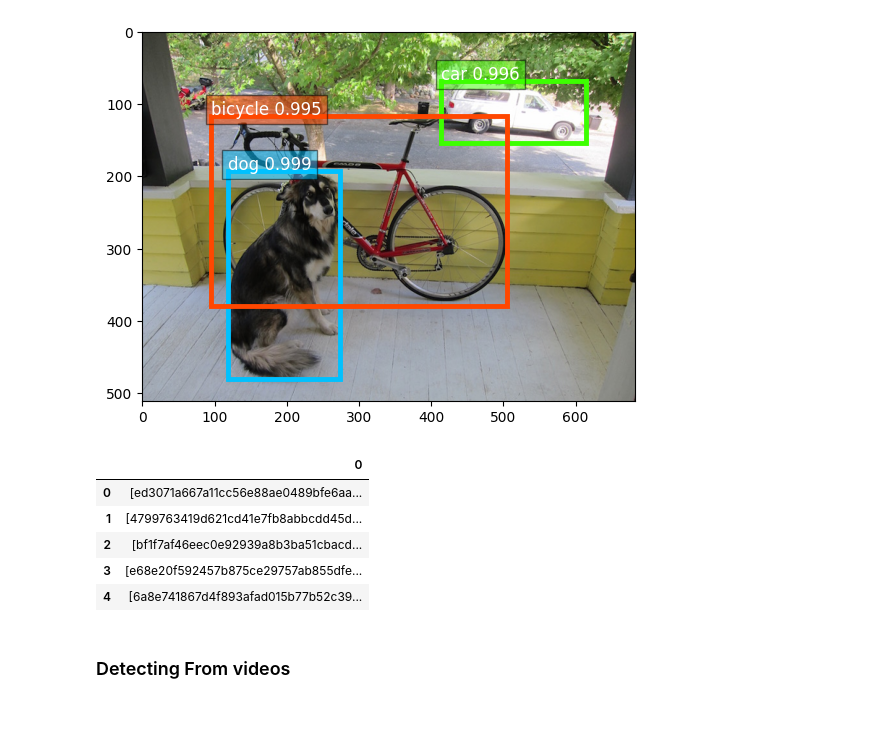
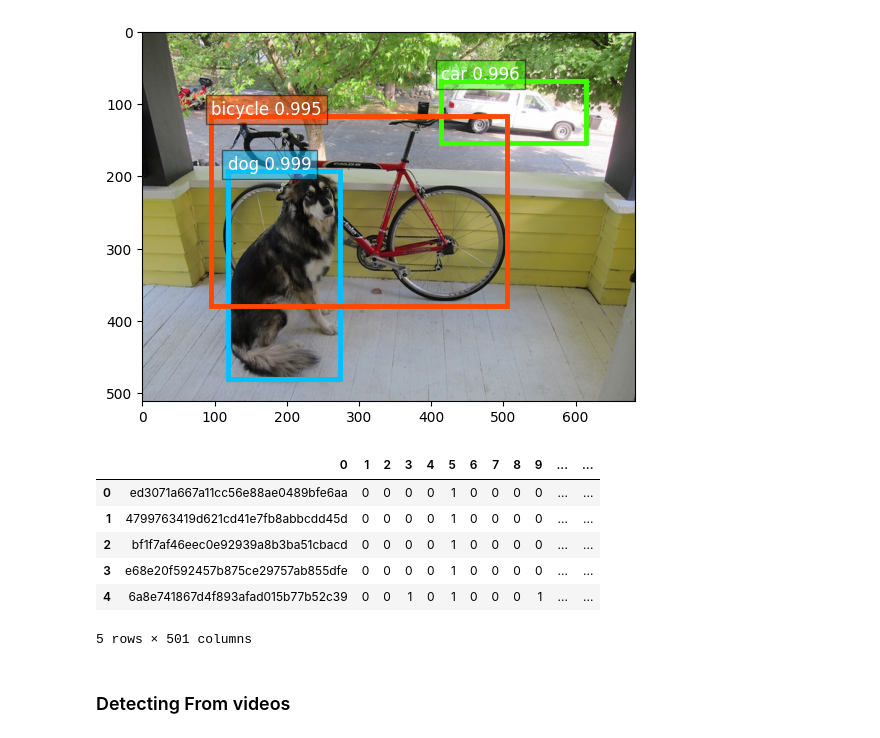
Before and after one commit to benkart-week-11/creative-optimisation-cv, a Jupyter notebook: notebooks/AssetExtractionExtraction.ipynb, the cells around one changed output. Cells and saved outputs as stored; diff of their text form; code cells hidden in the pictures.

```diff
--- a/notebooks/AssetExtractionExtraction.ipynb
+++ b/notebooks/AssetExtractionExtraction.ipynb
@@ -168,13 +168,14 @@ for folder in folder_list:
         class_IDs, scores, bounding_boxs,img = od. detect_from_image(query_img,net)
         # print(bounding_boxs.shape)
         id_list = class_IDs.squeeze().asnumpy().tolist()
+        bounding_boxs = bounding_boxs.squeeze().asnumpy().tolist()
         for i in range(len(id_list)):
             if id_list[i]!=-1:
                 object_id_feature[int(id_list[i])] = 1
-                right_btmx[int(id_list[i])] = bounding_boxs[0][i][0]
-                right_btmy[int(id_list[i])] = bounding_boxs[0][i][1]
-                top_lftx[int(id_list[i])] = bounding_boxs[0][i][2]
-                top_lfty[int(id_list[i])] = bounding_boxs[0][i][3]
+                right_btmx[int(id_list[i])] = bounding_boxs[i][0]
+                right_btmy[int(id_list[i])] = bounding_boxs[i][1]
+                top_lftx[int(id_list[i])] = bounding_boxs[i][2]
+                top_lfty[int(id_list[i])] = bounding_boxs[i][3]
 
         object_feature.append([folder.split('/')[-1]] + object_id_feature + right_btmx + right_btmy + top_lftx + top_lfty)
 
@@ -182,15 +183,16 @@ for folder in folder_list:
         object_feature.append([folder.split('/')[-1]]+[0]*500)
 # %%
 df = pd.DataFrame(object_feature)
-df.to_csv('object_detected.csv',index=False)
+df.to_csv('../data/object_detected.csv',index=False)
 df.head()
 # %% [output]
-|  | 0 |
-| 0 | [ed3071a667a11cc56e88ae0489bfe6aa... |
-| 1 | [4799763419d621cd41e7fb8abbcdd45d... |
-| 2 | [bf1f7af46eec0e92939a8b3ba51cbacd... |
-| 3 | [e68e20f592457b875ce29757ab855dfe... |
-| 4 | [6a8e741867d4f893afad015b77b52c39... |
+|  | 0 | 1 | 2 | 3 | 4 | 5 | 6 | 7 | 8 | 9 | ... | ... |
+| 0 | ed3071a667a11cc56e88ae0489bfe6aa | 0 | 0 | 0 | 0 | 1 | 0 | 0 | 0 | 0 | ... | ... |
+| 1 | 4799763419d621cd41e7fb8abbcdd45d | 0 | 0 | 0 | 0 | 1 | 0 | 0 | 0 | 0 | ... | ... |
+| 2 | bf1f7af46eec0e92939a8b3ba51cbacd | 0 | 0 | 0 | 0 | 1 | 0 | 0 | 0 | 0 | ... | ... |
+| 3 | e68e20f592457b875ce29757ab855dfe | 0 | 0 | 0 | 0 | 1 | 0 | 0 | 0 | 0 | ... | ... |
+| 4 | 6a8e741867d4f893afad015b77b52c39 | 0 | 0 | 1 | 0 | 1 | 0 | 0 | 0 | 1 | ... | ... |
+5 rows × 501 columns
 # %% [markdown]
 ### Detecting From videos
 # %%
```
Also changed, not shown: 6 other files.
